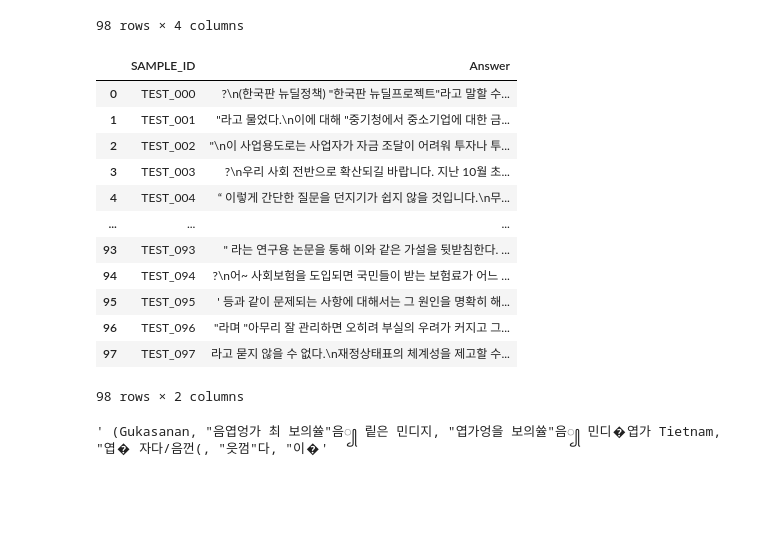
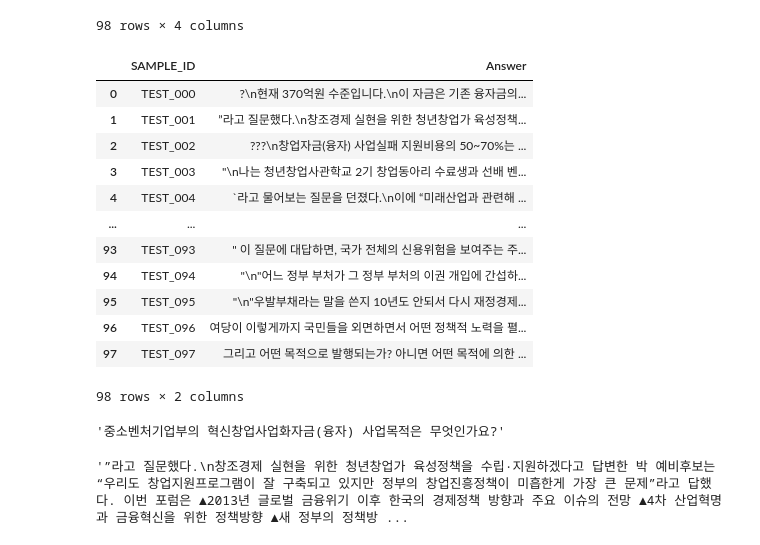
Before and after one commit to dohyeongkim97/dacon_llm, a Jupyter notebook: LLM_skt.ipynb, the cells around one changed output. Saved outputs shown, nothing was run; the diff lists cells and outputs as text; code cells hidden in the pictures; blank space fills up the shorter version.

```diff
--- a/LLM_skt.ipynb
+++ b/LLM_skt.ipynb
@@ -373,22 +379,26 @@ test
 | 97 | TEST_097 | 「FIS 이슈 & 포커스」(신규) 통권 제1호 《우발부채》 | ./test_source/「FIS 이슈 & 포커스」(신규) ... | 보증이란 무엇이며, 어떤 형태의 보증이 재정상태표에 부채로 ... |
 98 rows × 4 columns
 # %%
-pd.read_csv("./test_results/skt_kogpt2-base-v2_mobilebert-uncased_pdfpymupdf_chks256_chkovp16_bm250.5_faiss0.5_mix_submission.csv")
+pd.read_csv("./test_results/skt_kogpt2-base-v2_mobilebert-uncased_pdfpymupdf_chks512_chkovp32_bm250.5_faiss0.5_mix_submission.csv")
 # %% [output]
 |  | SAMPLE_ID | Answer |
-| 0 | TEST_000 | ?\n(한국판 뉴딜정책) "한국판 뉴딜프로젝트"라고 말할 수... |
-| 1 | TEST_001 | "라고 물었다.\n이에 대해 "중기청에서 중소기업에 대한 금... |
-| 2 | TEST_002 | "\n이 사업용도로는 사업자가 자금 조달이 어려워 투자나 투... |
-| 3 | TEST_003 | ?\n우리 사회 전반으로 확산되길 바랍니다. 지난 10월 초... |
-| 4 | TEST_004 | “ 이렇게 간단한 질문을 던지기가 쉽지 않을 것입니다.\n무... |
+| 0 | TEST_000 | ?\n현재 370억원 수준입니다.\n이 자금은 기존 융자금의... |
+| 1 | TEST_001 | ”라고 질문했다.\n창조경제 실현을 위한 청년창업가 육성정책... |
+| 2 | TEST_002 | ???\n창업자금(융자) 사업실패 지원비용의 50~70%는 ... |
+| 3 | TEST_003 | "\n나는 청년창업사관학교 2기 창업동아리 수료생과 선배 벤... |
+| 4 | TEST_004 | `라고 물어보는 질문을 던졌다.\n이에 “미래산업과 관련해 ... |
 | ... | ... | ... |
-| 93 | TEST_093 | " 라는 연구용 논문을 통해 이와 같은 가설을 뒷받침한다. ... |
-| 94 | TEST_094 | ?\n어~ 사회보험을 도입되면 국민들이 받는 보험료가 어느 ... |
-| 95 | TEST_095 | ' 등과 같이 문제되는 사항에 대해서는 그 원인을 명확히 해... |
-| 96 | TEST_096 | "라며 "아무리 잘 관리하면 오히려 부실의 우려가 커지고 그... |
-| 97 | TEST_097 | 라고 묻지 않을 수 없다.\n재정상태표의 체계성을 제고할 수... |
+| 93 | TEST_093 | " 이 질문에 대답하면, 국가 전체의 신용위험을 보여주는 주... |
+| 94 | TEST_094 | "\n"어느 정부 부처가 그 정부 부처의 이권 개입에 간섭하... |
+| 95 | TEST_095 | "\n"우발부채라는 말을 쓴지 10년도 안되서 다시 재정경제... |
+| 96 | TEST_096 | 여당이 이렇게까지 국민들을 외면하면서 어떤 정책적 노력을 펼... |
+| 97 | TEST_097 | 그리고 어떤 목적으로 발행되는가? 아니면 어떤 목적에 의한 ... |
 98 rows × 2 columns
+# %%
+test.loc[1, 'Question']
+# %% [output]
+'중소벤처기업부의 혁신창업사업화자금(융자) 사업목적은 무엇인가요?'
 # %%
-pd.read_csv("./test_results/gpt2_mobilebert-uncased_pdfpymupdf_chks128_chkovp8_bm250.5_faiss0.5_mix_submission.csv").loc[0, 'Answer']
+pd.read_csv("./test_results/skt_kogpt2-base-v2_mobilebert-uncased_pdfpymupdf_chks512_chkovp32_bm250.5_faiss0.5_mix_submission.csv").loc[1, 'Answer']
 # %% [output]
-' (Gukasanan, "음엽엉가 최 보의쓜"음꧀ 맅은 민디지, "엽가엉을 보의쓜"음꧀ 민디�엽가 Tietnam, "엽� 자다/음껀(, "읏껌"다, "이�'
+'”라고 질문했다.\n창조경제 실현을 위한 청년창업가 육성정책을 수립·지원하겠다고 답변한 박 예비후보는 “우리도 창업지원프로그램이 잘 구축되고 있지만 정부의 창업진흥정책이 미흡한게 가장 큰 문제”라고 답했다. 이번 포럼은 ▲2013년 글로벌 금융위기 이후 한국의 경제정책 방향과 주요 이슈의 전망 ▲4차 산업혁명과 금융혁신을 위한 정책방향 ▲새 정부의 정책방 ...
```
Also changed, not shown: parts of 10 cells of this notebook, 1 other file.
